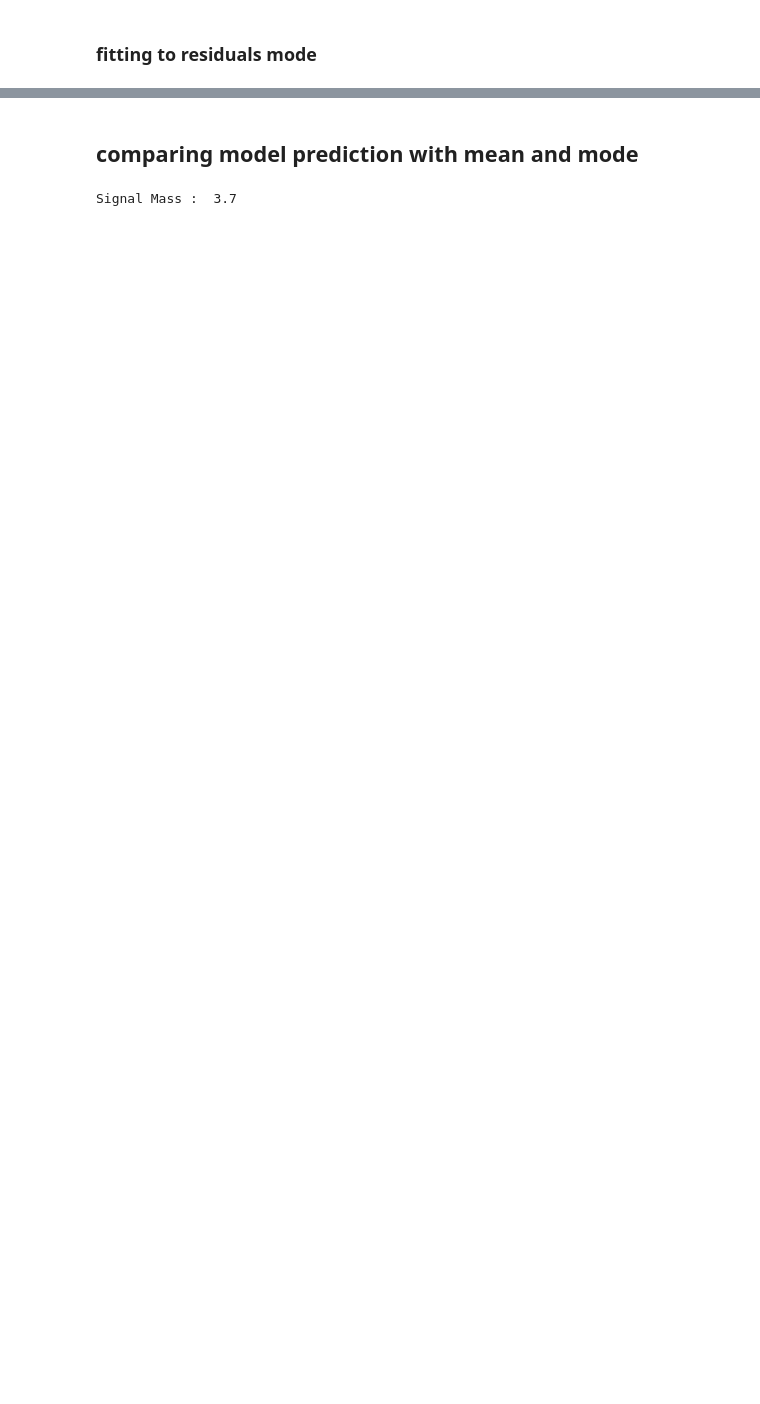
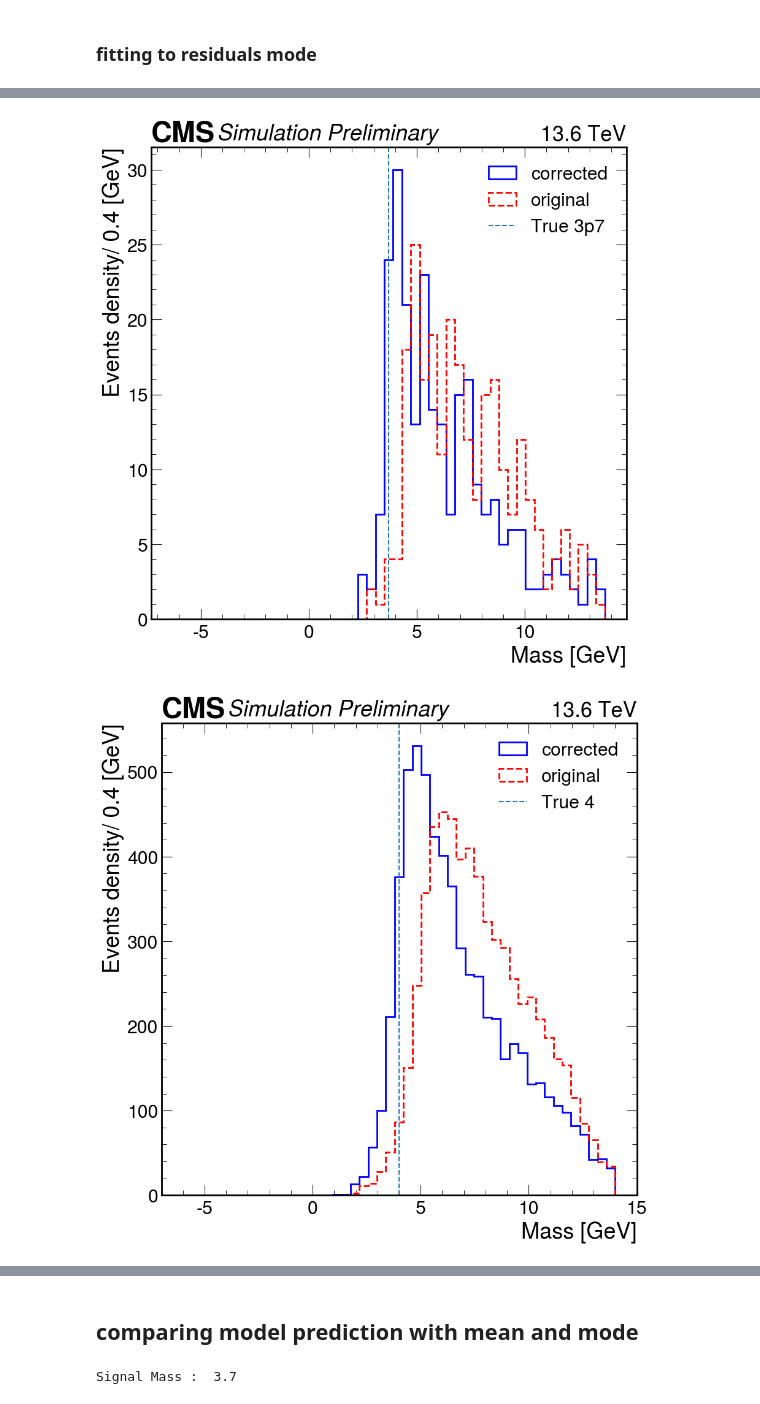
Before and after one commit to bhbam/H_AA_CLuster_jupyter_notebooks, a Jupyter notebook: mass_regression_model_bias_effect_with_residual_using_mean_and_mode_comparision_h5.ipynb, the cells around one changed output, grey strips where cells are left out. Drawn from its saved outputs; the diff is of its cells as text; code cells hidden in the pictures; blank space fills up the shorter version.

```diff
--- a/mass_regression_model_bias_effect_with_residual_using_mean_and_mode_comparision_h5.ipynb
+++ b/mass_regression_model_bias_effect_with_residual_using_mean_and_mode_comparision_h5.ipynb
@@ -606,7 +591,10 @@ def plot_signal_corrected_with_mode(Mass = '5'):
     mass  = {'3p7':3.7,'4':4, '5':5, '6':6, '8':8, '10':10, '12':12, '14':14}.get(Mass, None)
     print("Signal Mass : ", mass)
     m_pred_ = []
-    data_paths = glob.glob(f'/pscratch/sd/b/bbbam/ResNet_B6_Nodes_4.0/13_channels_massregressor_multi_node_inference_Mass_{Mass}_*/test_data_epoch_{epoch}_M{Mass}/Inference_data_test*.pkl')
+    # data_paths = glob.glob(f'/pscratch/sd/b/bbbam/ResNet_B3_Nodes_4.0/13_channels_massregressor_multi_node_inference_Mass_{Mass}_*/test_data_epoch_{epoch}_M{Mass}/Inference_data_test*.pkl')
+    paths_ = {'3p7':'/pscratch/sd/b/bbbam/ResNet_B3_with_ieta_iphi_Nodes_4.0/13_channels_massregressor_multi_node_inference_Mass_3p7_2024_12_16_02:04:32_GPUS_4/test_data_epoch_300_M3p7/Inference_data_test*.pkl'
+    ,'14':'/pscratch/sd/b/bbbam/ResNet_B3_with_ieta_iphi_Nodes_4.0/13_channels_massregressor_multi_node_inference_Mass_14_2024_12_16_02:03:22_GPUS_4/test_data_epoch_300_M14/Inference_data_test*.pkl'}.get(Mass, 0)
+    data_paths=glob.glob(paths_)
     for file in data_paths:
         infile = open(f"{file}", "rb")
         data = pickle.load(infile)
@@ -619,7 +607,7 @@ def plot_signal_corrected_with_mode(Mass = '5'):
 
 
     m0_min = 0.8
-    m0_max = 17.2
+    m0_max = 18.1
     bin_size = 0.4
 
     fig, ax = plt.subplots()
@@ -629,10 +617,10 @@ def plot_signal_corrected_with_mode(Mass = '5'):
     plt.xlabel('Mass [GeV]')
     plt.ylabel('Events density/ 0.4 [GeV]')
     plt.legend(loc='best')
-    hep.cms.label(llabel="Simulation Preliminary", rlabel="13 TeV", loc=0, ax=ax)
+    hep.cms.label(llabel="Simulation Preliminary", rlabel="13.6 TeV", loc=0, ax=ax)
     plt.show()
 # %%
-Masses  = ['3p7', '5', '8', '12']
+Masses  = ['3p7', '14']
 for Mass in Masses:
     plot_signal_corrected_with_mode(Mass)
 # %% [output]
@@ -646,0 +631,37 @@ Signal Mass :  12
+# %%
+epoch = 300
+for Mass in ['3p7', '4', '6']:
+    mass ={'3p7':3.7,'4':4, '6':6, '14':14}.get(Mass, None)
+    # file={'3p7':,'4':, '6': '14': }.get(Mass,None)
+    m_true_, m_pred_ = [], []
+    # data_files = glob.glob(f"{signal_M14_data_path_ResNet_BN_B3_with_eta_phi}/Inference_data_test_rank_*_epoch_{epoch}_M{Mass}*.pkl")
+    # data_files=glob.glob(f"/pscratch/sd/b/bbbam/ResNet_B3_with_ieta_iphi_Nodes_4.0_inference_from_Ruchi_data/*Mass_{Mass}*/*/*.pkl")
+    data_files=glob.glob(f"/pscratch/sd/b/bbbam/ResNet_B3_with_ieta_iphi_Nodes_4.0_inference_from_Ruchi_data/*Mass_{Mass}*/*/*.pkl")
+
+    for file in data_files:
+
+        infile = open(f"{file}", "rb")
+        data = pickle.load(infile)
+        infile.close()
+        m_pred_.append(data["m_pred"])
+
+    m_pred_ = np.concatenate(m_pred_).flatten()
+    m_pred = corrected_pred_mode(m_pred_)
+
+
+    m0_min = 0.8
+    m0_max = 18.1
+    bin_size = 0.4
+
+    fig, ax = plt.subplots()
+    plt.hist(np.array(m_pred).flatten(), range=(mass-10,mass+10), bins=len(np.arange(0,m0_max+1.2,bin_size)), histtype='step',  linestyle='-', color='b', linewidth=2, label='corrected')
+    plt.hist(np.array(m_pred_).flatten(), range=(mass-10,mass+10), bins=len(np.arange(0,m0_max+1.2,bin_size)), histtype='step',  linestyle='--', color='r', linewidth=2, label='original')
+    plt.axvline(x= mass,linestyle='--',label=f'True {Mass}')
+    plt.xlabel('Mass [GeV]')
+    plt.ylabel('Events density/ 0.4 [GeV]')
+    plt.legend(loc='best')
+    hep.cms.label(llabel="Simulation Preliminary", rlabel="13.6 TeV", loc=0, ax=ax)
+    plt.show()
+# %% [output]
+[figure, added]
+[figure, added]
```
Also changed, not shown: parts of 9 cells of this notebook, 3 other files.
